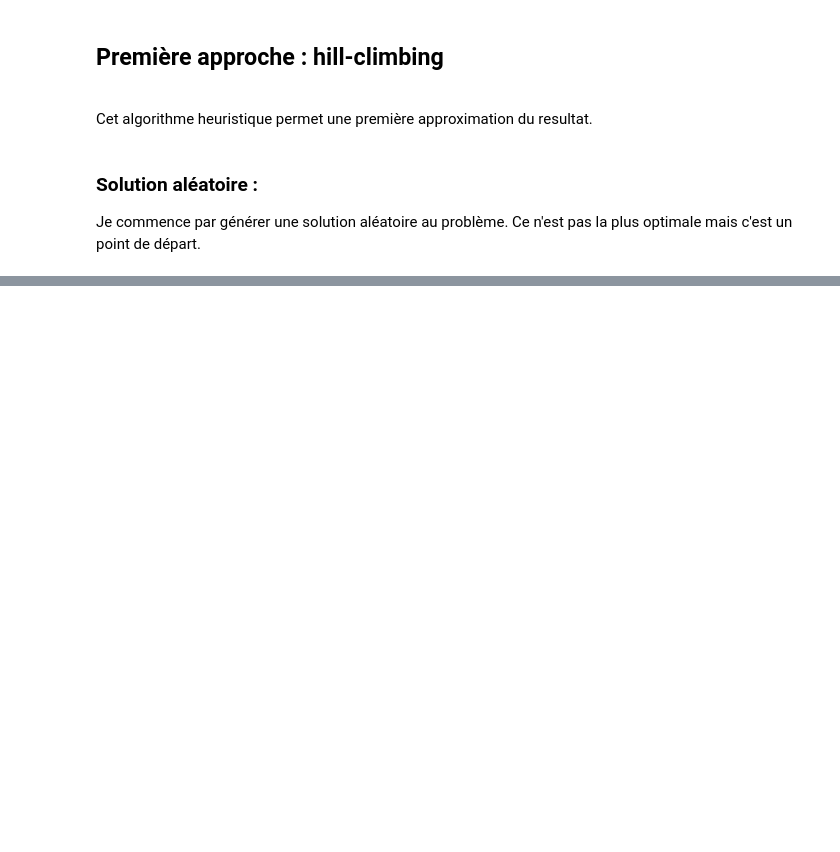
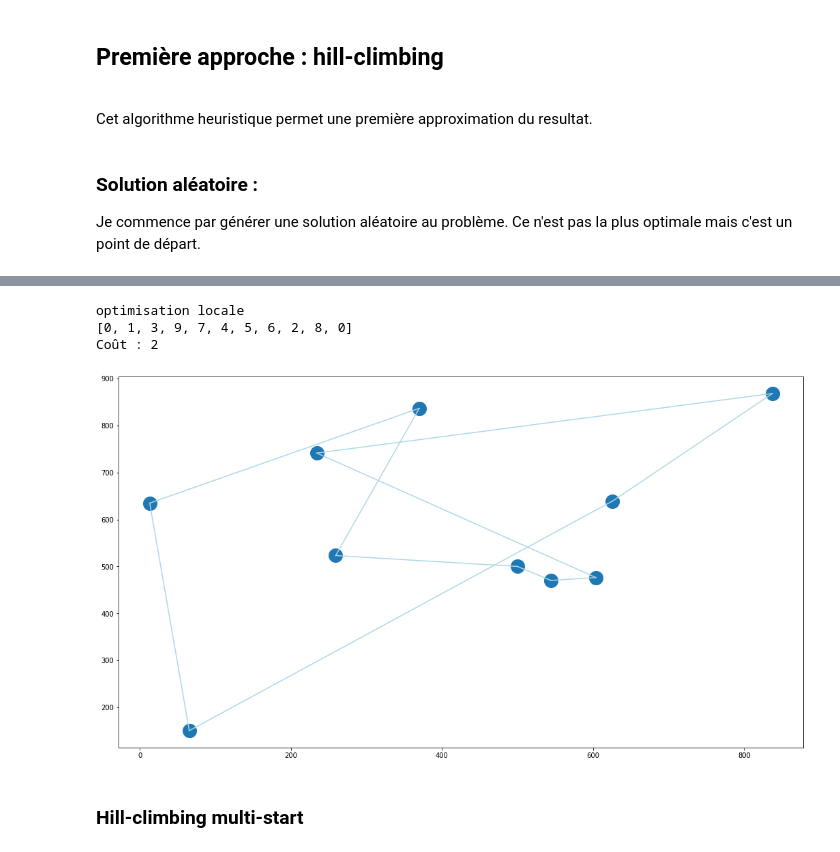
Before and after one commit to OscarPALISSOT/Routing_vehicule_problem_Python, a Jupyter notebook: Livrable2-FR.ipynb, the cells around one changed output, grey strips where cells are left out. Saved outputs shown, nothing was run; the diff lists cells and outputs as text; code cells hidden in the pictures; blank space fills up the shorter version.

Commit message:
hill climb

```diff
--- a/Livrable2-FR.ipynb
+++ b/Livrable2-FR.ipynb
@@ -273,0 +286,42 @@ def printTournee(tournee):
+# %%
+def voisinage(tournee):
+    for k in range(1, len(tournee)-2):
+        voisin = tournee.copy()
+        i = voisin[k]
+        voisin[k] = voisin[k+1]
+        voisin[k+1] = i
+        yield(voisin)
+# %%
+def hill_climbing(solution_initiale):
+
+    solution_courante = solution_initiale
+    nouveau = True
+    nb_iter = 0
+
+    while (nouveau):
+        nb_iter += 1
+        meilleure_solution = solution_courante
+        cout_meillieur = coutTournee(meilleure_solution)
+        # on parcourt tous les voisins de la solution courante pour garder la meilleure
+        for voisin in voisinage(solution_courante):
+            cout_voisin = coutTournee(voisin)
+            if cout_voisin < cout_meillieur:
+                cout_meillieur = cout_voisin
+                meilleure_solution = voisin
+        nouveau = (meilleure_solution != solution_courante)
+        solution_courante = meilleure_solution
+
+    return solution_courante
+# %%
+print("optimisation locale")
+solutionLocale = hill_climbing(firstTournee)
+print(solutionLocale)
+print('Coût : '+ str(coutTournee(solutionLocale)))
+printTournee(villes, solutionLocale)
+# %% [output]
+optimisation locale
+[0, 1, 3, 9, 7, 4, 5, 6, 2, 8, 0]
+Coût : 2
+[figure, added]
+# %% [markdown]
+### Hill-climbing multi-start
```
Also changed, not shown: parts of 5 cells of this notebook.
